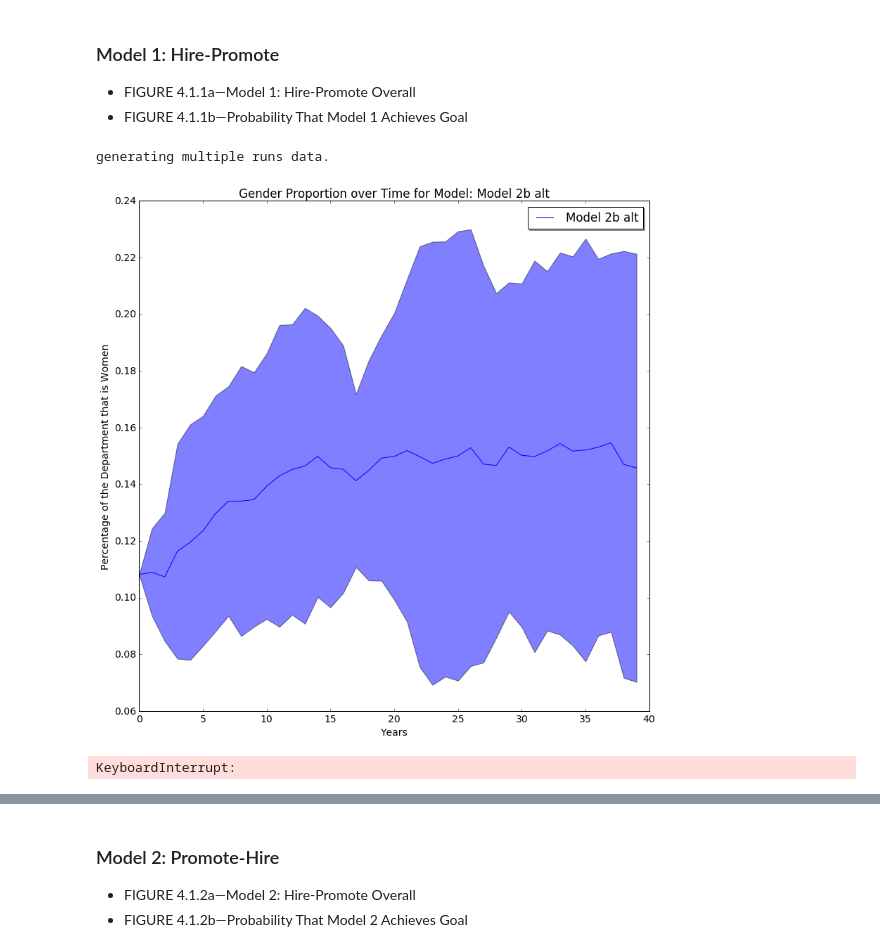
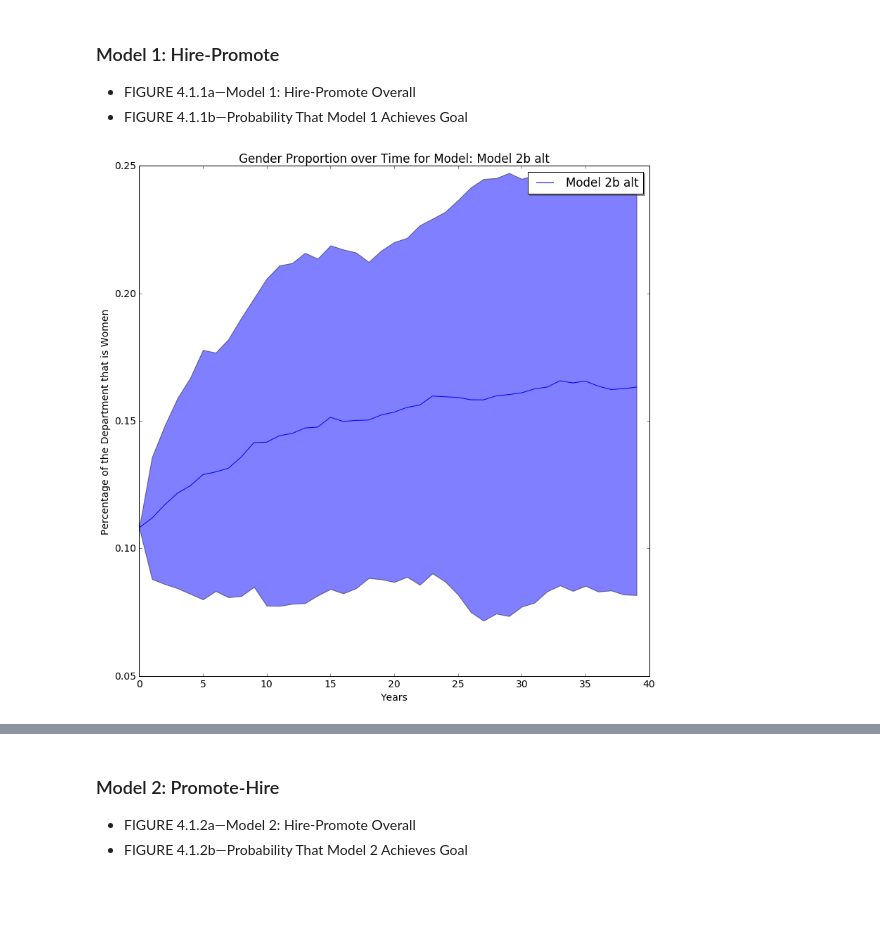
Before and after one commit to university-gender-evolution/notebooks-univ-gender, a Jupyter notebook: notebooks/mgmt_notebook05092016.ipynb, the cells around one changed output, grey strips where cells are left out. Drawn from its saved outputs; the diff is of its cells as text; code cells hidden in the pictures; blank space fills up the shorter version.

Commit message:
updated charts in notebook

```diff
--- a/notebooks/mgmt_notebook05092016.ipynb
+++ b/notebooks/mgmt_notebook05092016.ipynb
@@ -76,11 +76,6 @@ Figure 1 shows the change in the proportion of women overall using Model 1, with
 - FIGURE 4.1.1a—Model 1: Hire-Promote Overall
 - FIGURE 4.1.1b—Probability That Model 1 Achieves Goal
 # %%
-t.plot_multiple_runs_gender_prop(20)
+t.plot_multiple_runs_gender_prop(100)
 # %% [output]
-generating multiple runs data.
-[figure, old version]
+[figure, new version]
-# %%
-t.plot_empirical_probability_gender_proportion(20, 0.20)
-# %% [output]
-KeyboardInterrupt:
```
Also changed, not shown: parts of 11 cells of this notebook.
